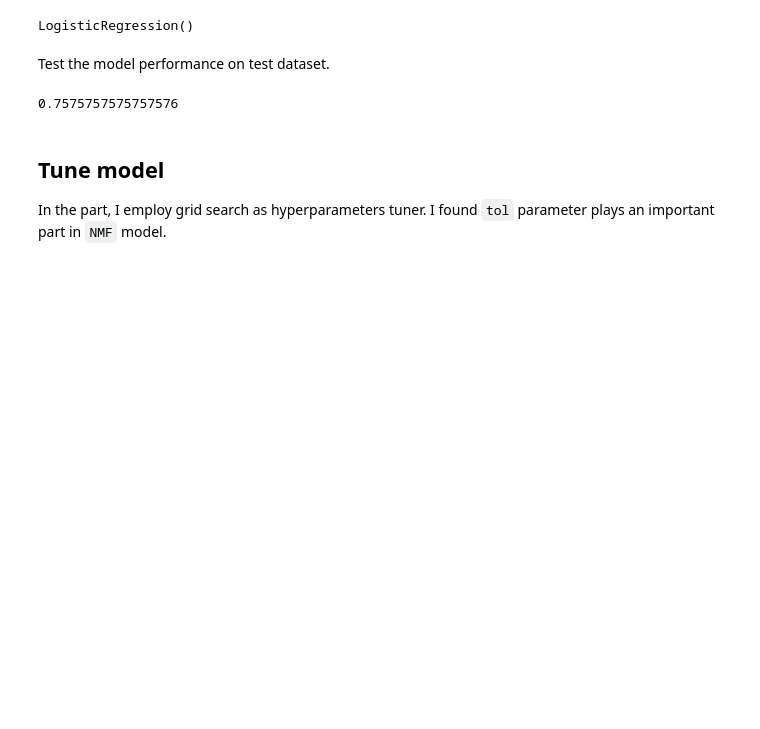
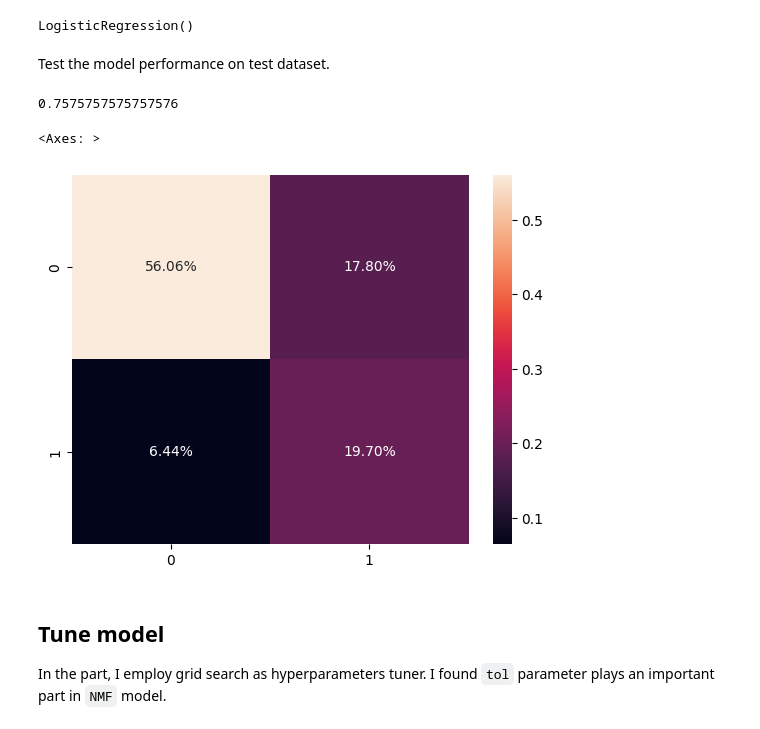
Before and after one commit to fsx950223/titanic_nmf, a Jupyter notebook: us_titanic.ipynb, the cells around one changed output. Saved outputs shown, nothing was run; the diff lists cells and outputs as text; code cells hidden in the pictures; blank space fills up the shorter version.

Commit message:
add confusion matrix

````diff
--- a/us_titanic.ipynb
+++ b/us_titanic.ipynb
@@ -204,10 +204,14 @@ Test the model performance on test dataset.
 # %%
 scaler_outputs = scaler.transform(dfeval)
 nmf_outputs = nmf.transform(scaler_outputs)
 label_pred = regressor.predict(nmf_outputs)
-accuracy_score(label_eval, label_pred)
+print(accuracy_score(label_eval, label_pred))
+cm = confusion_matrix(label_pred, label_eval)
+sns.heatmap(cm/np.sum(cm), fmt='.2%', annot=True)
 # %% [output]
 0.7575757575757576
+<Axes: >
+[figure, added]
 # %% [markdown]
 ## Tune model
 In the part, I employ grid search as hyperparameters tuner. I found ```tol``` parameter plays an important part in ```NMF``` model.
````
Also changed, not shown: parts of 12 cells of this notebook.
